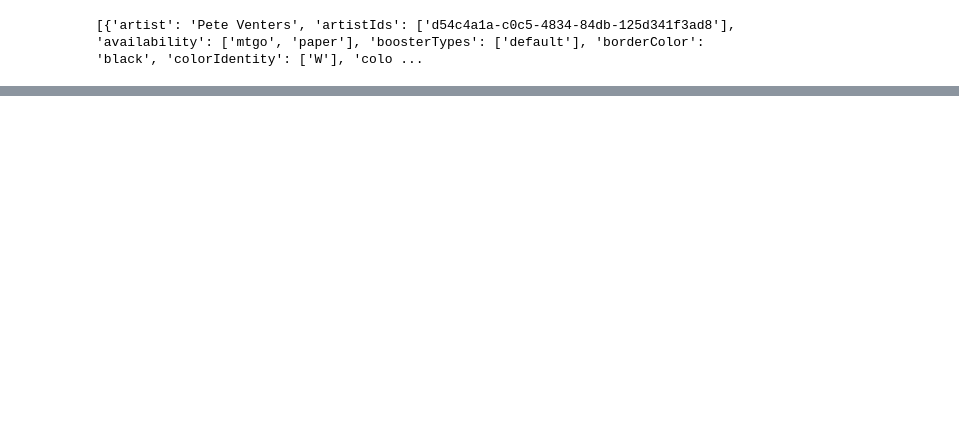
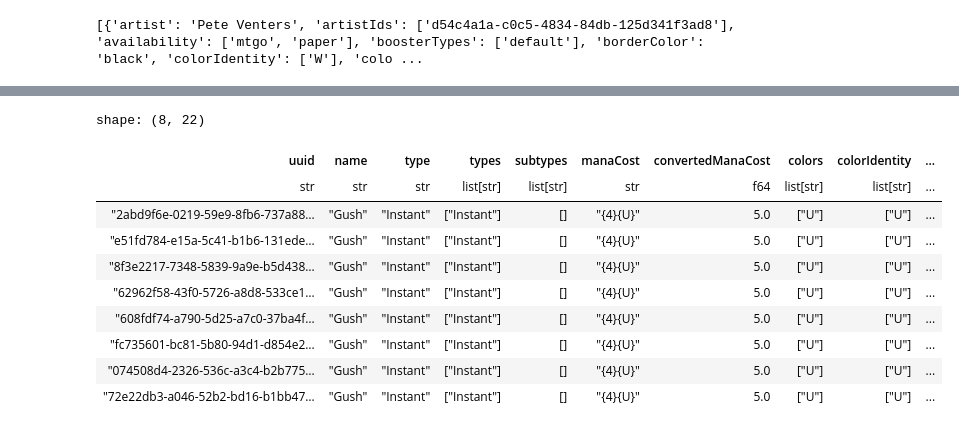
Before and after one commit to LouisHH0203/mtg_nlp_price_prediction, a Jupyter notebook: json_read.ipynb, the cells around one changed output, grey strips where cells are left out. Saved outputs shown, nothing was run; the diff lists cells and outputs as text; code cells hidden in the pictures; blank space fills up the shorter version.

```diff
--- a/json_read.ipynb
+++ b/json_read.ipynb
@@ -260,0 +302,15 @@ shape: (1, 98_956)
+# %%
+legal_price_df = legal_price_df.select([col for col in legal_price_df.columns if "foil" not in col])
+legal_price_df.filter(pl.col('name') == 'Gush')
+# %% [output]
+shape: (8, 22)
+| uuid | name | type | types | subtypes | manaCost | convertedManaCost | colors | colorIdentity | ... |
+| str | str | str | list[str] | list[str] | str | f64 | list[str] | list[str] | ... |
+| "2abd9f6e-0219-59e9-8fb6-737a88… | "Gush" | "Instant" | ["Instant"] | [] | "{4}{U}" | 5.0 | ["U"] | ["U"] | ... |
+| "e51fd784-e15a-5c41-b1b6-131ede… | "Gush" | "Instant" | ["Instant"] | [] | "{4}{U}" | 5.0 | ["U"] | ["U"] | ... |
+| "8f3e2217-7348-5839-9a9e-b5d438… | "Gush" | "Instant" | ["Instant"] | [] | "{4}{U}" | 5.0 | ["U"] | ["U"] | ... |
+| "62962f58-43f0-5726-a8d8-533ce1… | "Gush" | "Instant" | ["Instant"] | [] | "{4}{U}" | 5.0 | ["U"] | ["U"] | ... |
+| "608fdf74-a790-5d25-a7c0-37ba4f… | "Gush" | "Instant" | ["Instant"] | [] | "{4}{U}" | 5.0 | ["U"] | ["U"] | ... |
+| "fc735601-bc81-5b80-94d1-d854e2… | "Gush" | "Instant" | ["Instant"] | [] | "{4}{U}" | 5.0 | ["U"] | ["U"] | ... |
+| "074508d4-2326-536c-a3c4-b2b775… | "Gush" | "Instant" | ["Instant"] | [] | "{4}{U}" | 5.0 | ["U"] | ["U"] | ... |
+| "72e22db3-a046-52b2-bd16-b1bb47… | "Gush" | "Instant" | ["Instant"] | [] | "{4}{U}" | 5.0 | ["U"] | ["U"] | ... |
```
Also changed, not shown: parts of 15 cells of this notebook.
